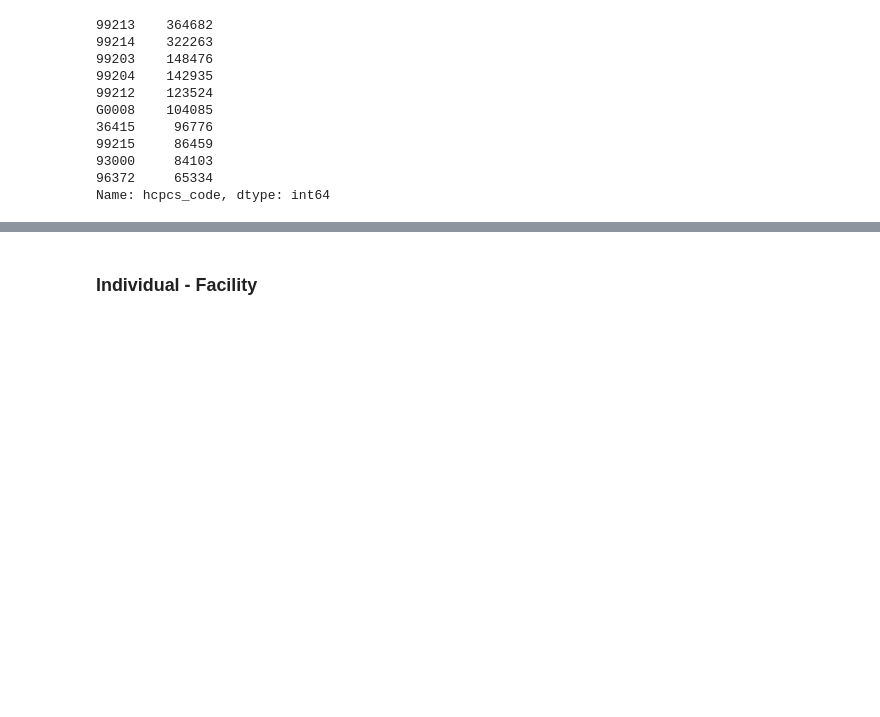
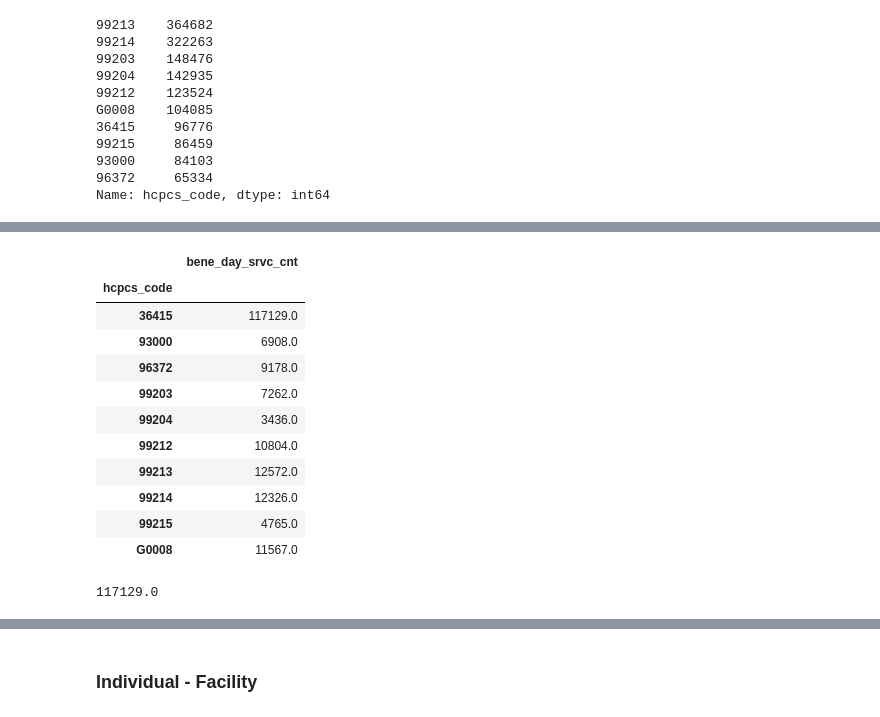
Before and after one commit to mwbarnesy/medicare-providers, a Jupyter notebook: Notebook/phys_other_sup_pmts_2015.ipynb, the cells around one changed output, grey strips where cells are left out. Cells and saved outputs as stored; diff of their text form; code cells hidden in the pictures; blank space fills up the shorter version.

```diff
--- a/Notebook/phys_other_sup_pmts_2015.ipynb
+++ b/Notebook/phys_other_sup_pmts_2015.ipynb
@@ -146,0 +166,2 @@ Name: hcpcs_code, dtype: int64
+# %%
+io_melt = pd.melt(frame = top_10_IO_exploration, id_vars = ['hcpcs_code', 'bene_day_srvc_cnt'])
@@ -146,0 +170,21 @@ Name: hcpcs_code, dtype: int64
+# %%
+io_pivot_max = io_melt.pivot_table(index = 'hcpcs_code', values = 'bene_day_srvc_cnt', aggfunc = np.max)
+# %%
+io_pivot_max
+# %% [output]
+|  | bene_day_srvc_cnt |
+| hcpcs_code |  |
+| 36415 | 117129.0 |
+| 93000 | 6908.0 |
+| 96372 | 9178.0 |
+| 99203 | 7262.0 |
+| 99204 | 3436.0 |
+| 99212 | 10804.0 |
+| 99213 | 12572.0 |
+| 99214 | 12326.0 |
+| 99215 | 4765.0 |
+| G0008 | 11567.0 |
+# %%
+io_melt.bene_day_srvc_cnt.max()
+# %% [output]
+117129.0
```
Also changed, not shown: parts of 13 cells of this notebook.
